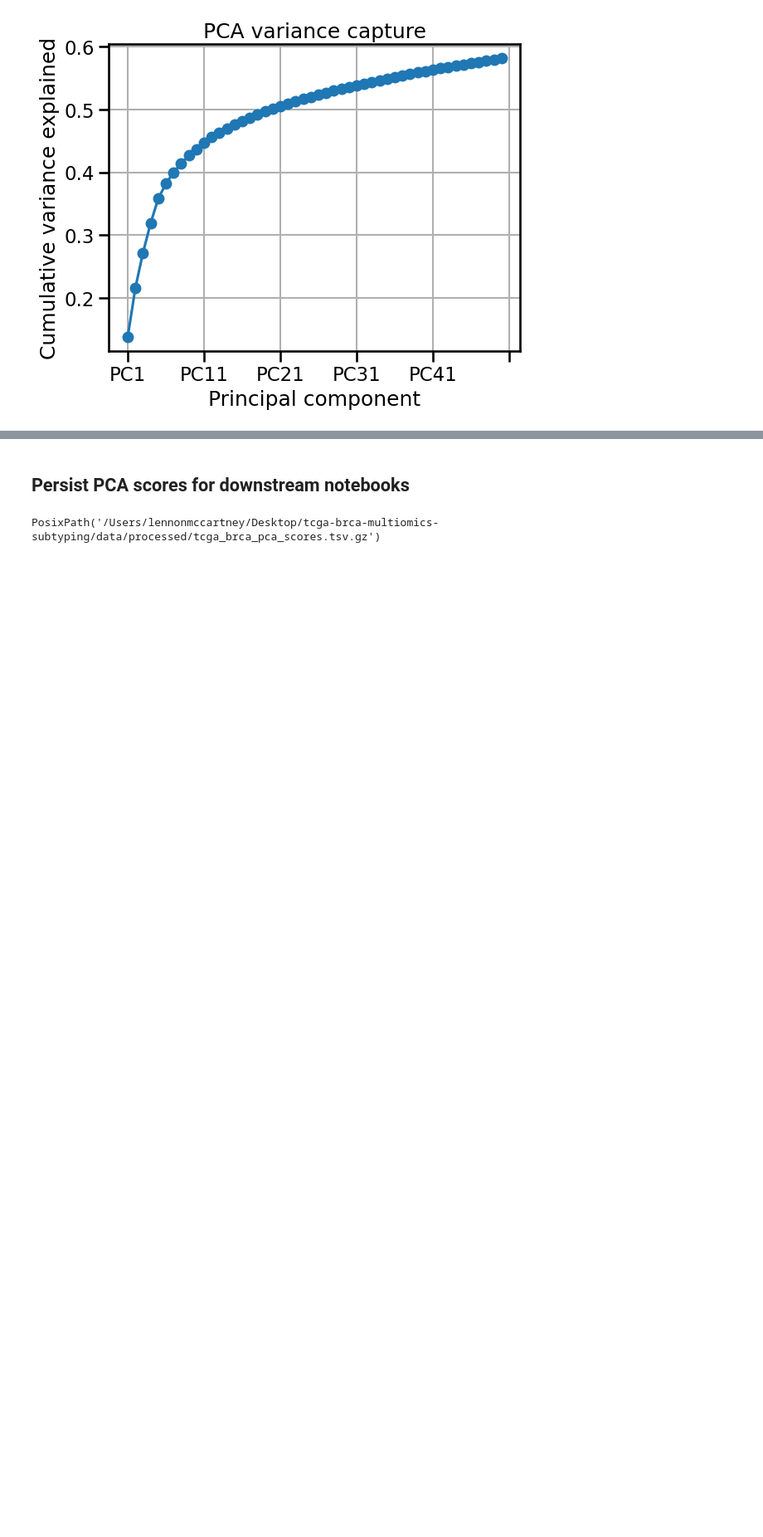
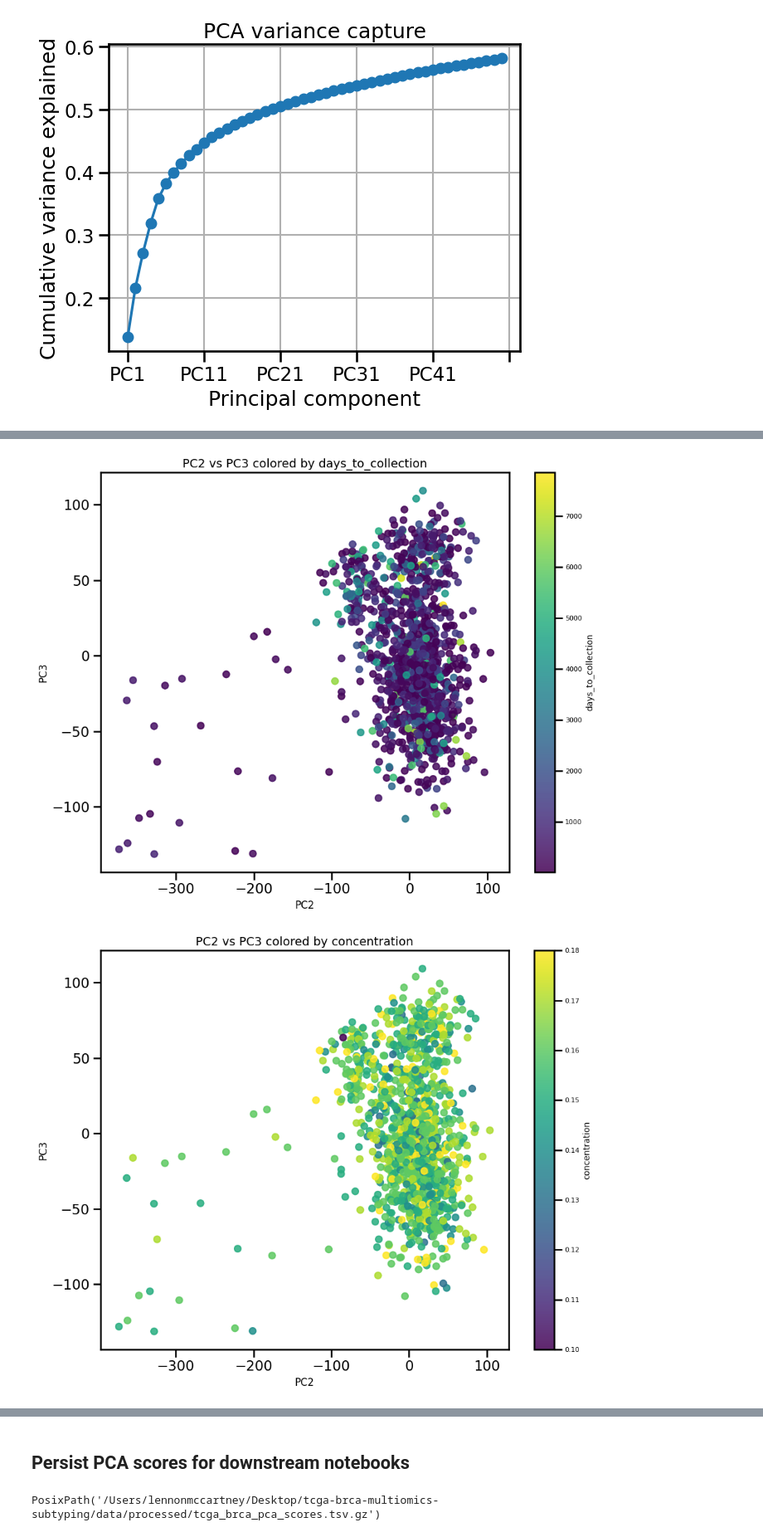
Before and after one commit to sarthak-arora1997/tcga-brca-multiomics-subtyping, a Jupyter notebook: notebooks/02_expression_qc_and_pca.ipynb, the cells around one changed output, grey strips where cells are left out. Shown at 83% size. Drawn from its saved outputs; the diff is of its cells as text; code cells hidden in the pictures; blank space fills up the shorter version.

```diff
--- a/notebooks/02_expression_qc_and_pca.ipynb
+++ b/notebooks/02_expression_qc_and_pca.ipynb
@@ -154,0 +229,7 @@ Text(0, 0.5, 'PC4')
+# %%
+plot_pca_continuous(pca_with_biospecimen,x='PC2',y='PC3', color_col="days_to_collection")
+plot_pca_continuous(pca_with_biospecimen,x='PC2',y='PC3', color_col="concentration")
+plot_pca_continuous(pca_with_biospecimen,x='PC2',y='PC3', color_col="aliquot_quantity")
+# %% [output]
+[figure, added]
+[figure, added]
```
Also changed, not shown: parts of 17 cells of this notebook, 2 other files.
